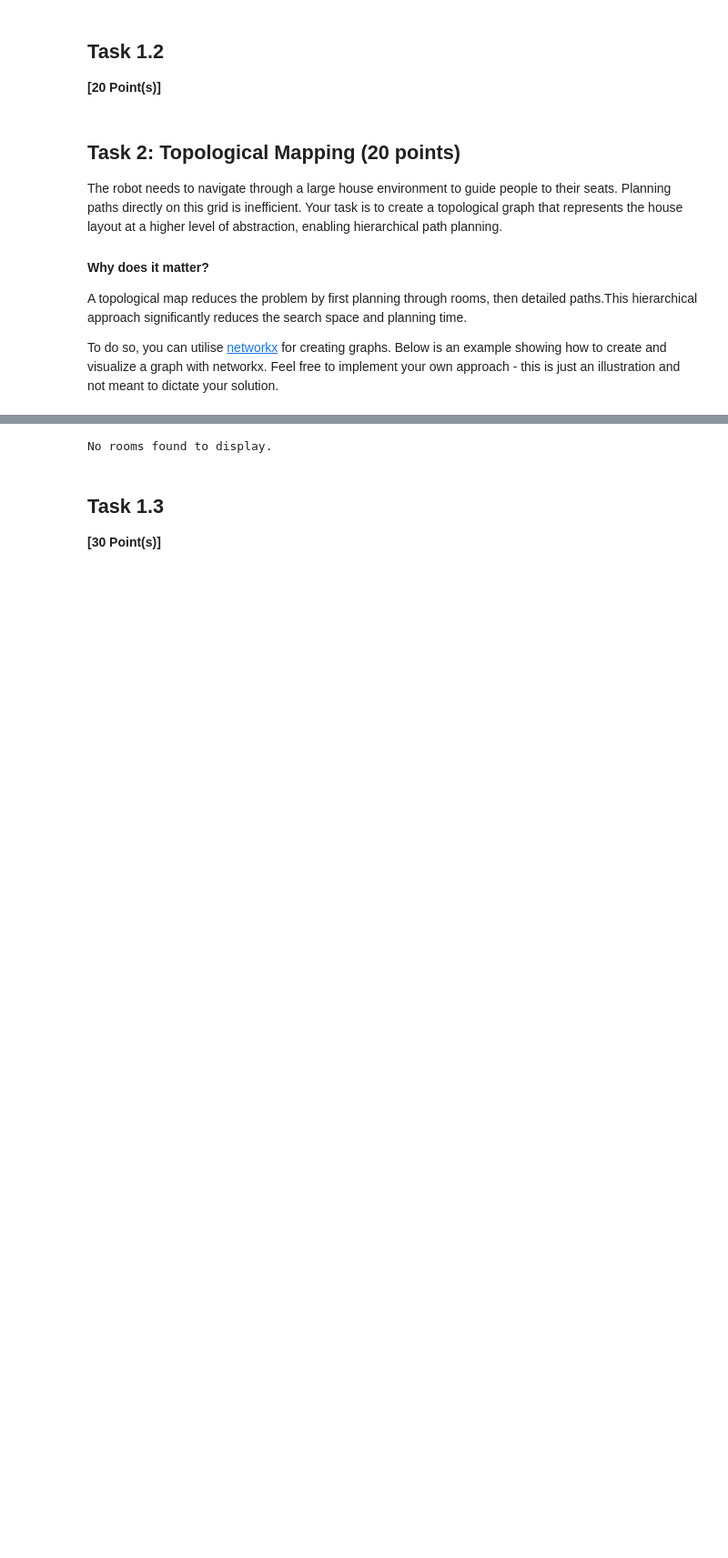
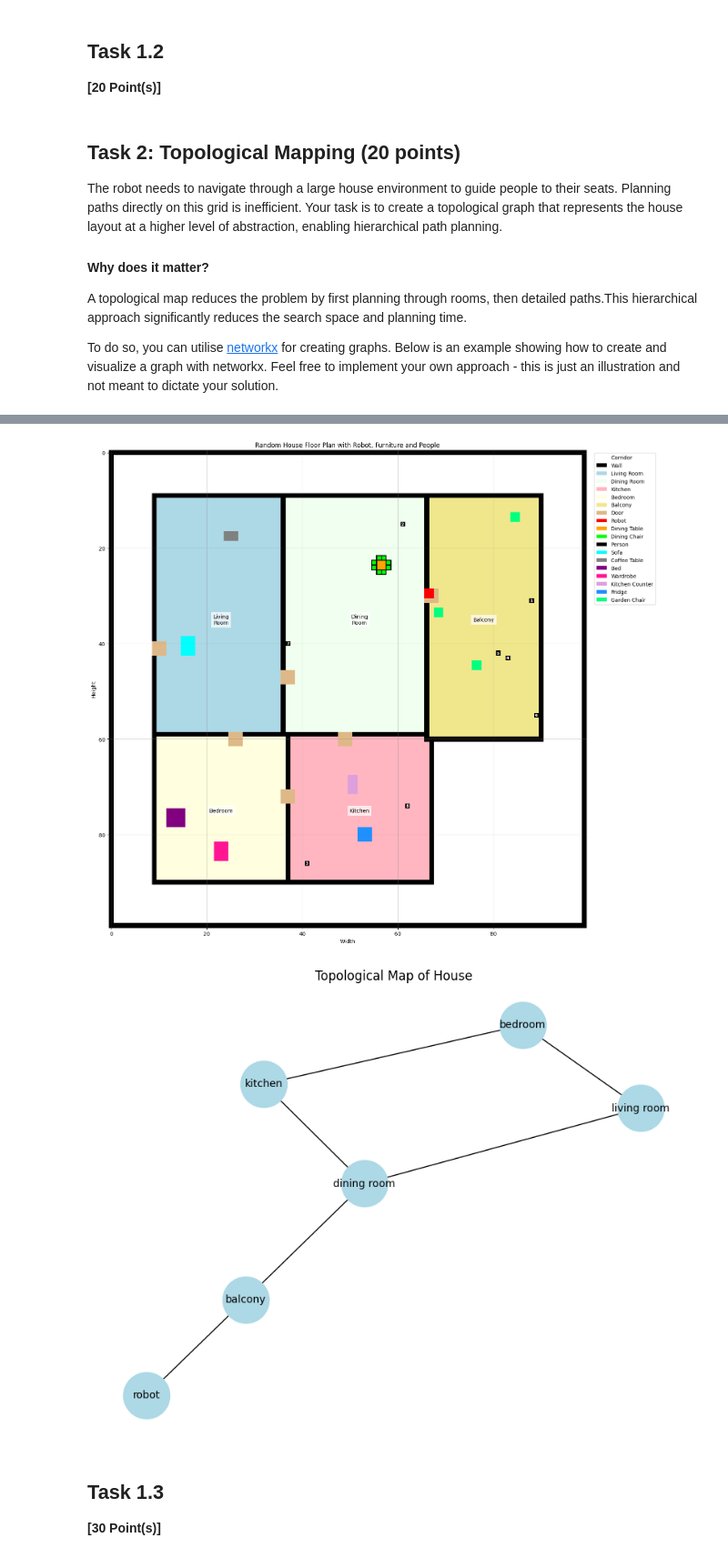
Before and after one commit to Jannen06/AI-social-robot, a Jupyter notebook: Social_robotics.ipynb, the cells around one changed output, grey strips where cells are left out. Shown at 91% size. Saved outputs shown, nothing was run; the diff lists cells and outputs as text; code cells hidden in the pictures; blank space fills up the shorter version.

```diff
--- a/Social_robotics.ipynb
+++ b/Social_robotics.ipynb
@@ -104,7 +107,7 @@ grid, rooms = generate_house_layout(file_name = 'home.txt')
 # %%
 # YOUR CODE HERE
 import numpy as np
-file_path = ...
+# Read the Layout from the txt file
 def read_layout(file_path='home.txt'):
     file_path = file_path
     home = []
@@ -115,12 +118,7 @@ def read_layout(file_path='home.txt'):
             home.append(row)
     home = np.array(home)
     return home
-
-
-
-# usage
-
-file_path = "home.txt"
-grid = read_layout(file_path)
-print(rooms)
+home=read_layout()
+print(home)
+# raise NotImplementedError()
 # %% [output]
@@ -185,7 +189,14 @@ class HouseTopology:
         self.rooms_dict = self.slice_rooms()
         self.graph = nx.Graph()
         self.robot_room = None
-
+        self.label_map = {
+                        "L": "living room",
+                        "D": "dining room",
+                        "K": "kitchen",
+                        "B": "bedroom",
+                        "C": "balcony",
+                        "r": "robot"
+                    }
     def read_layout(self):
         home = []
         with open(self.layout_file, 'r') as file:
@@ -233,37 +244,42 @@ class HouseTopology:
                 elif self.grid[x][y] == 'r':
                     for dx, dy in [(0, -2), (0, 2), (-2, 0), (2, 0)]:
                         mx, my = x + dx, y + dy
                         room = self.get_room_of_position((mx, my))
                         if room:
                             robot_room = room
 
         self.robot_room = robot_room
         self.graph.add_node("r")
+
+
         self.graph.add_nodes_from(self.rooms_dict.keys())
         self.graph.add_edges_from(graph_edges)
         if robot_room:
             self.graph.add_edge("r", robot_room)
 
 
     def plot_graph(self):
+        display_labels = {
+        node: self.label_map.get(node, node) for node in self.graph.nodes
+            }
         plt.figure(figsize=(8, 6))
-        nx.draw(self.graph, with_labels=True, node_size=2000,
+        nx.draw(self.graph, with_labels=True,labels=display_labels, node_size=2000,
                 node_color="lightblue", font_size=10)
-        plt.title("Topological Map of House Rooms")
+        plt.title("Topological Map of House")
         plt.show()
 
 
 # from home_layout import generate_house_layout
-
 from utils.home_layout import generate_house_layout
 
 # grid, rooms = generate_house_layout(file_name = 'home.txt')
 grid, rooms = generate_house_layout("home.txt")
 house = HouseTopology("home.txt", grid, rooms)
 house.topology_graph()
 house.plot_graph()
 # %% [output]
-No rooms found to display.
+[figure, added]
+[figure, added]
 # %% [markdown]
 ## Task 1.3
 
```
Also changed, not shown: parts of 8 cells of this notebook.
